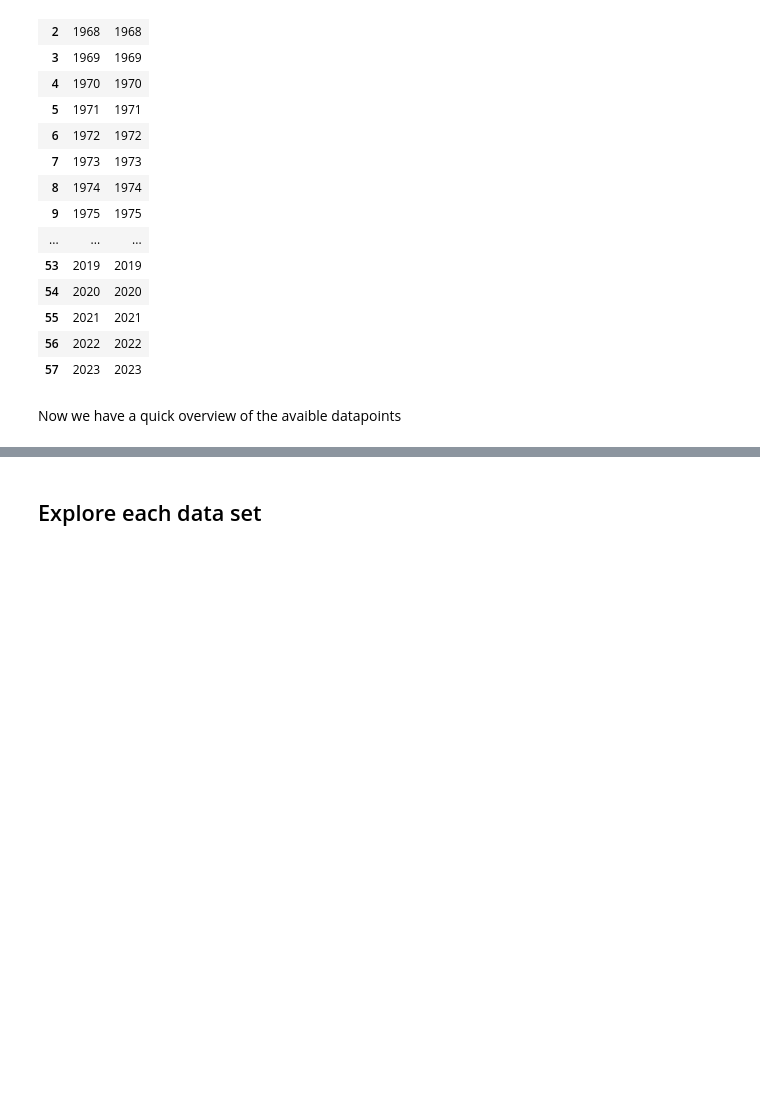
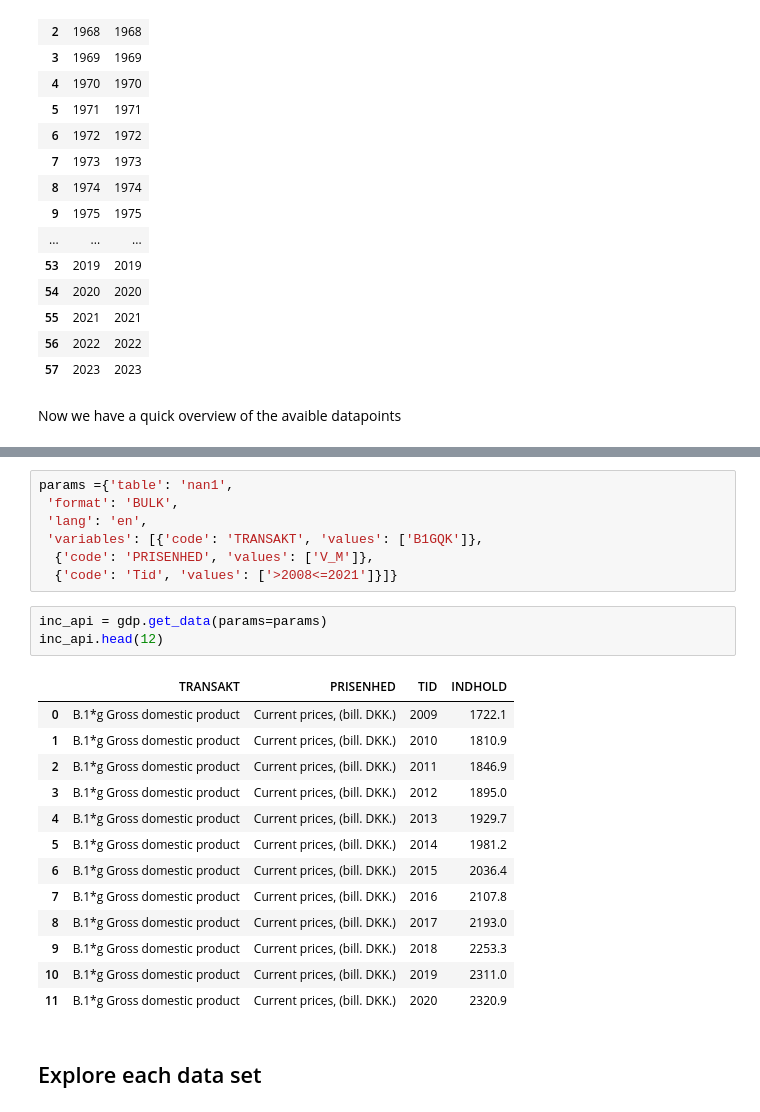
Before and after one commit to NumEconCopenhagen/projects-2024-mikkel-julius-jacob, a Jupyter notebook: dataproject/WorkSpace/Julius/dataproject.ipynb, the cells around one changed output, grey strips where cells are left out. Drawn from its saved outputs; the diff is of its cells as text; blank space fills up the shorter version.

```diff
--- a/dataproject/WorkSpace/Julius/dataproject.ipynb
+++ b/dataproject/WorkSpace/Julius/dataproject.ipynb
@@ -242,3 +218,27 @@ inc_api.head(223)
+# %%
+params ={'table': 'nan1',
+ 'format': 'BULK',
+ 'lang': 'en',
+ 'variables': [{'code': 'TRANSAKT', 'values': ['B1GQK']},
+  {'code': 'PRISENHED', 'values': ['V_M']},
+  {'code': 'Tid', 'values': ['>2008<=2021']}]}
+# %%
+inc_api = gdp.get_data(params=params)
+inc_api.head(12)
+# %% [output]
+|  | TRANSAKT | PRISENHED | TID | INDHOLD |
+| 0 | B.1*g Gross domestic product | Current prices, (bill. DKK.) | 2009 | 1722.1 |
+| 1 | B.1*g Gross domestic product | Current prices, (bill. DKK.) | 2010 | 1810.9 |
+| 2 | B.1*g Gross domestic product | Current prices, (bill. DKK.) | 2011 | 1846.9 |
+| 3 | B.1*g Gross domestic product | Current prices, (bill. DKK.) | 2012 | 1895.0 |
+| 4 | B.1*g Gross domestic product | Current prices, (bill. DKK.) | 2013 | 1929.7 |
+| 5 | B.1*g Gross domestic product | Current prices, (bill. DKK.) | 2014 | 1981.2 |
+| 6 | B.1*g Gross domestic product | Current prices, (bill. DKK.) | 2015 | 2036.4 |
+| 7 | B.1*g Gross domestic product | Current prices, (bill. DKK.) | 2016 | 2107.8 |
+| 8 | B.1*g Gross domestic product | Current prices, (bill. DKK.) | 2017 | 2193.0 |
+| 9 | B.1*g Gross domestic product | Current prices, (bill. DKK.) | 2018 | 2253.3 |
+| 10 | B.1*g Gross domestic product | Current prices, (bill. DKK.) | 2019 | 2311.0 |
+| 11 | B.1*g Gross domestic product | Current prices, (bill. DKK.) | 2020 | 2320.9 |
 # %% [markdown]
 ## Explore each data set
 # %% [markdown]
```
Also changed, not shown: parts of 10 cells of this notebook.
